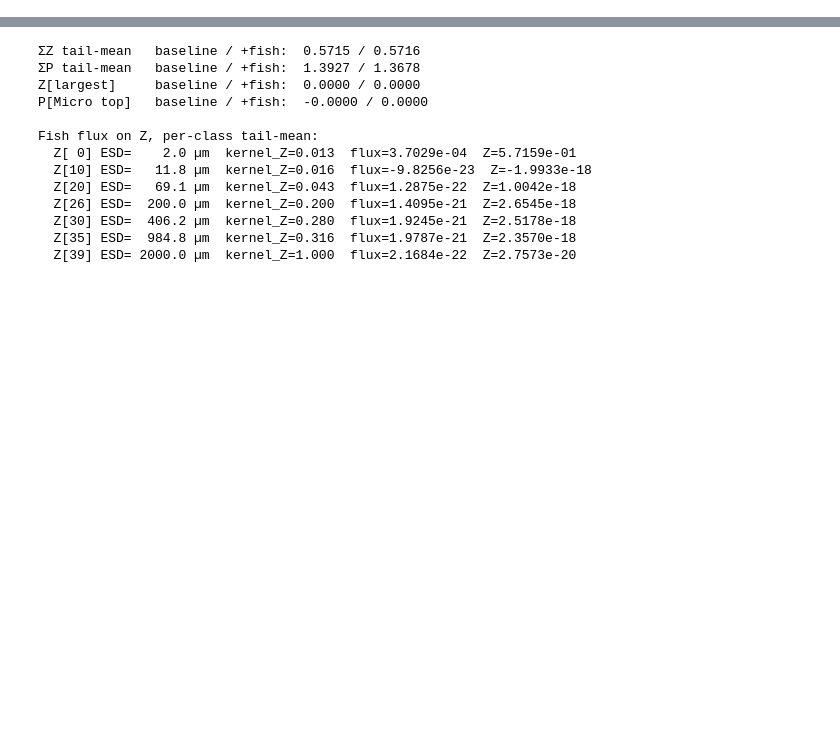
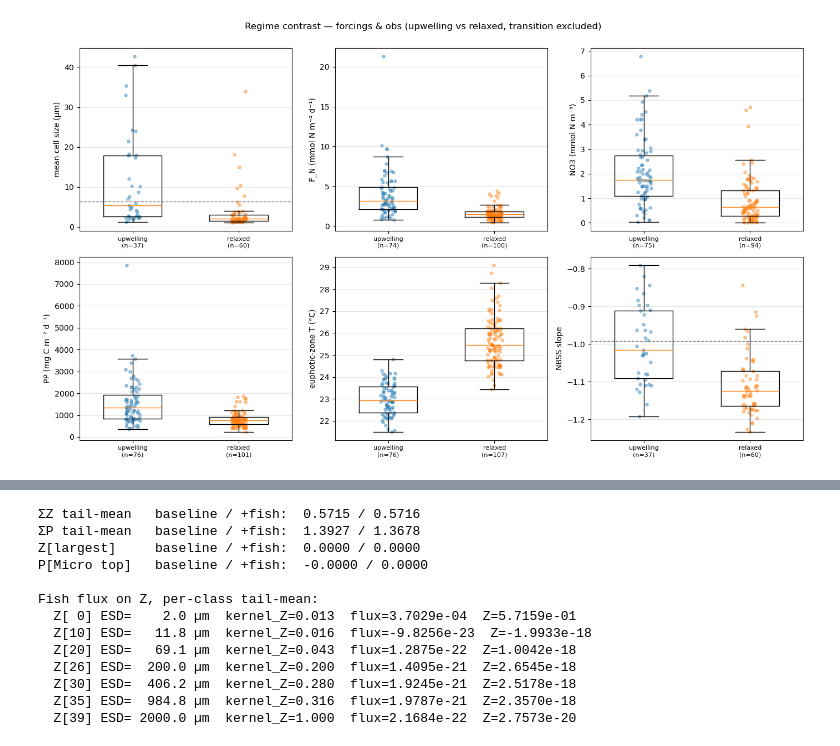
Before and after one commit to ben1post/SSMCariaco, a Jupyter notebook: plots/TestQuickPlots.ipynb, the cells around one changed output, grey strips where cells are left out. Cells and saved outputs as stored; diff of their text form; code cells hidden in the pictures; blank space fills up the shorter version.

```diff
--- a/plots/TestQuickPlots.ipynb
+++ b/plots/TestQuickPlots.ipynb
@@ -111,0 +169,16 @@ recovery          14  -1.093 -1.051
+# %%
+panels = [('mean_cell_um', 'mean cell size (µm)', 10**0.80),
+          ('FN_mmolN_m2_d', 'F_N (mmol N m⁻² d⁻¹)', None),
+          ('NO3_mmolN', 'NO3 (mmol N m⁻³)', None),
+          ('PP_mgC_m2_d', 'PP (mg C m⁻² d⁻¹)', None),
+          ('Temp_C', 'euphotic-zone T (°C)', None),
+          ('nbss_slope', 'NBSS slope', -0.993)]
+fig, axes = plt.subplots(2, 3, figsize=(14, 8))
+for axx, (col, lab, ref) in zip(axes.flat, panels):
+    gv = [d.loc[d.regime_adjusted == r, col].dropna().values for r in REG]
+    boxstrip(axx, gv, [f"{r}\n(n={len(v)})" for r, v in zip(REG, gv)], neutral=ref)
+    axx.set_ylabel(lab)
+fig.suptitle('Regime contrast — forcings & obs (upwelling vs relaxed, transition excluded)', y=1.0)
+fig.tight_layout(); plt.show()
+# %% [output]
+[figure, added]
```
Also changed, not shown: parts of 17 cells of this notebook, 3 other files.
